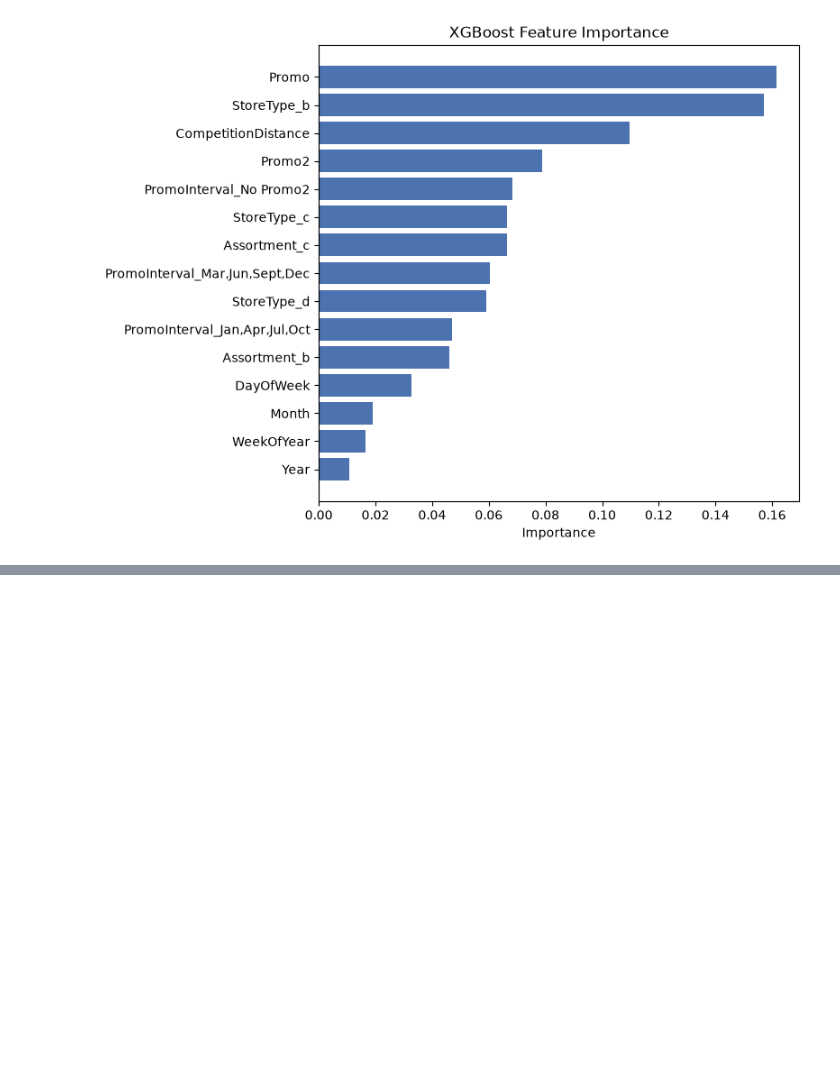
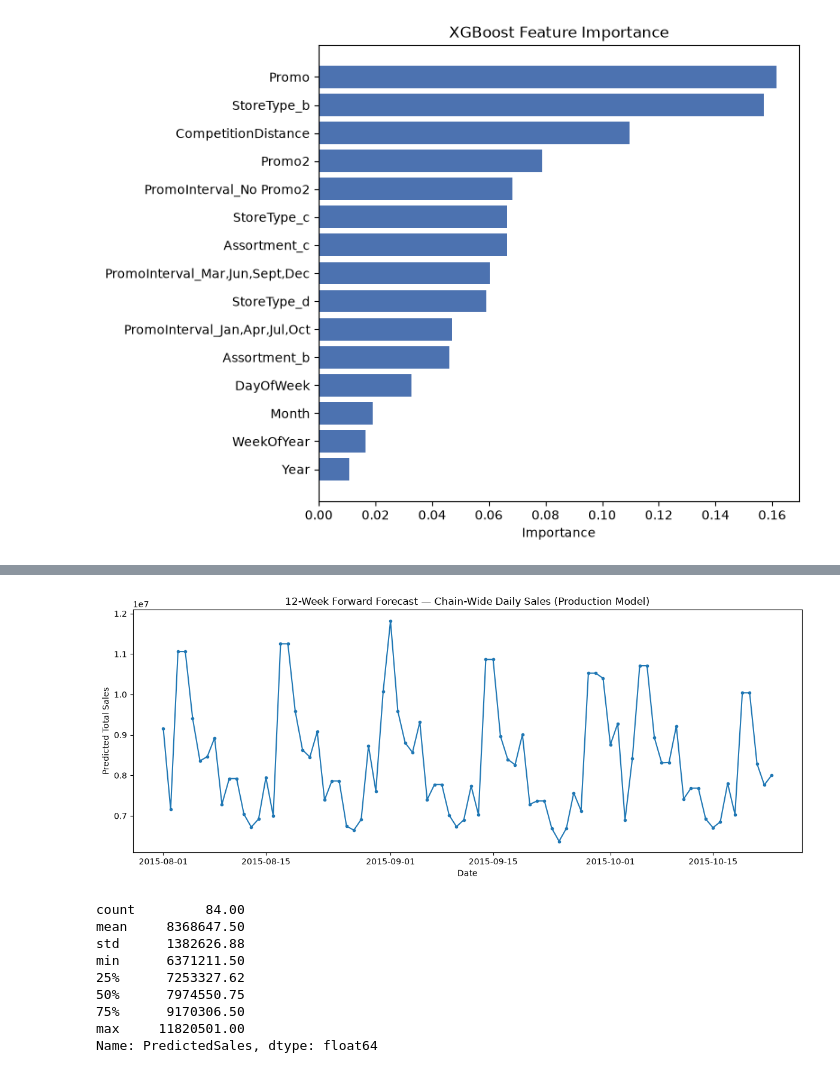
Before and after one commit to Venkatavishnuvardhanthota/rossmann-sales-forecasting, a Jupyter notebook: notebooks/02_forecasting_models.ipynb, the cells around one changed output, grey strips where cells are left out. Saved outputs shown, nothing was run; the diff lists cells and outputs as text; code cells hidden in the pictures; blank space fills up the shorter version.

```diff
--- a/notebooks/02_forecasting_models.ipynb
+++ b/notebooks/02_forecasting_models.ipynb
@@ -752,0 +819,9 @@ universal promo lift and StoreType B outperformance found in Notebook 1.
+# %%
+# Cell 35 - Cross-join every store with every future date, using a
+# temporary shared key column (pandas has no direct cross-join method)
+
+store_attrs['key'] = 1
+future_dates_df['key'] = 1
+
+future_full = store_attrs.merge(future_dates_df, on='key').drop('key', axis=1)
+future_full.shape
@@ -752,0 +830,6 @@ universal promo lift and StoreType B outperformance found in Notebook 1.
+# %%
+# Cell 36 - Generate the true 12-week future forecast using the production
+# model (trained on all historical data, no Promo feature)
+
+future_full['PredictedSales'] = xgb_model_production.predict(future_full[production_features])
+future_full[['Store', 'Date', 'PredictedSales']].head()
@@ -752,0 +854,29 @@ universal promo lift and StoreType B outperformance found in Notebook 1.
+# %%
+# Cell 37 - Aggregate the production forecast to chain-wide daily totals,
+# to check whether the model still produces a sensible pattern at the
+# granularity the Power BI dashboard actually needs, despite per-store
+# weaknesses from excluding Promo
+
+future_daily = future_full.groupby('Date')['PredictedSales'].sum().reset_index()
+
+plt.figure(figsize=(12, 5))
+plt.plot(future_daily['Date'], future_daily['PredictedSales'], marker='o', markersize=3)
+plt.title('12-Week Forward Forecast — Chain-Wide Daily Sales (Production Model)')
+plt.xlabel('Date')
+plt.ylabel('Predicted Total Sales')
+plt.tight_layout()
+plt.savefig('../outputs/charts/37_future_forecast_chainwide.png', dpi=150, bbox_inches='tight')
+plt.show()
+
+future_daily['PredictedSales'].describe()
+# %% [output]
+[figure, added]
+count         84.00
+mean     8368647.50
+std      1382626.88
+min      6371211.50
+25%      7253327.62
+50%      7974550.75
+75%      9170306.50
+max     11820501.00
+Name: PredictedSales, dtype: float64
```
Also changed, not shown: parts of 21 cells of this notebook, 24 other files.
